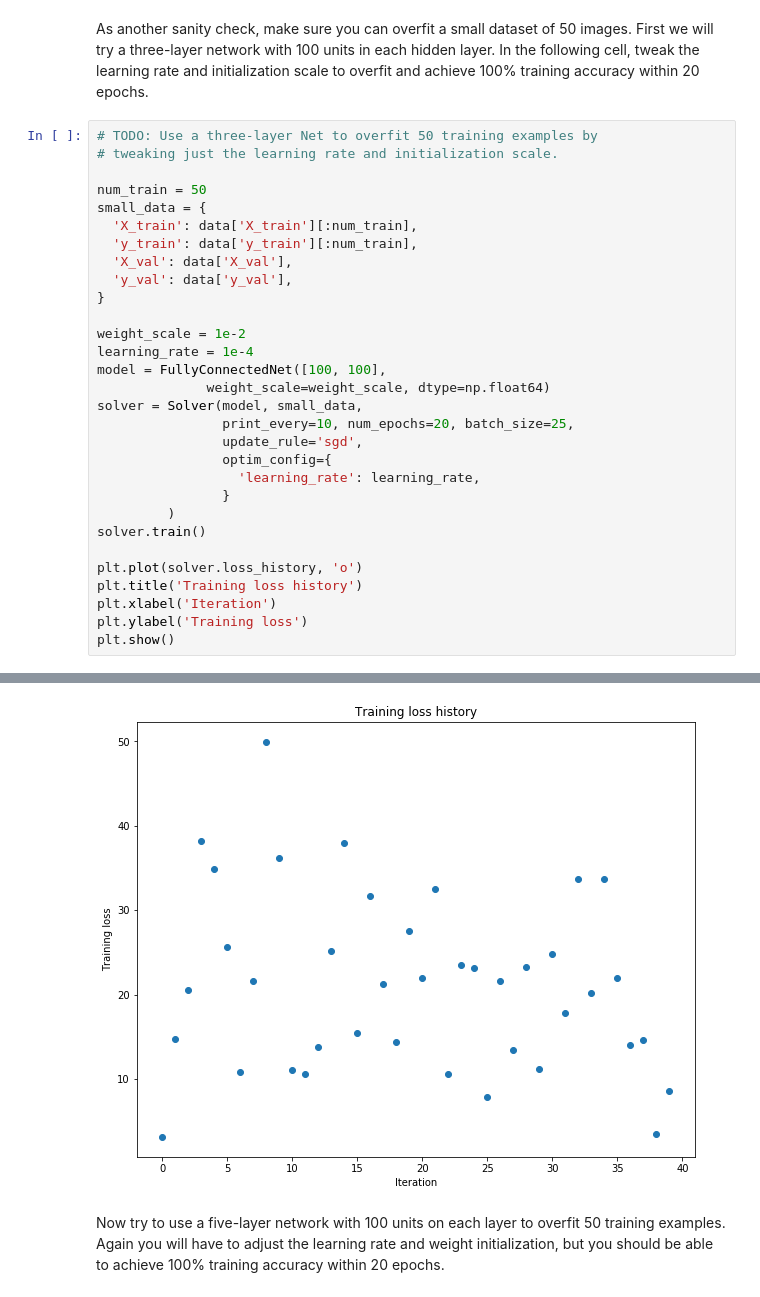
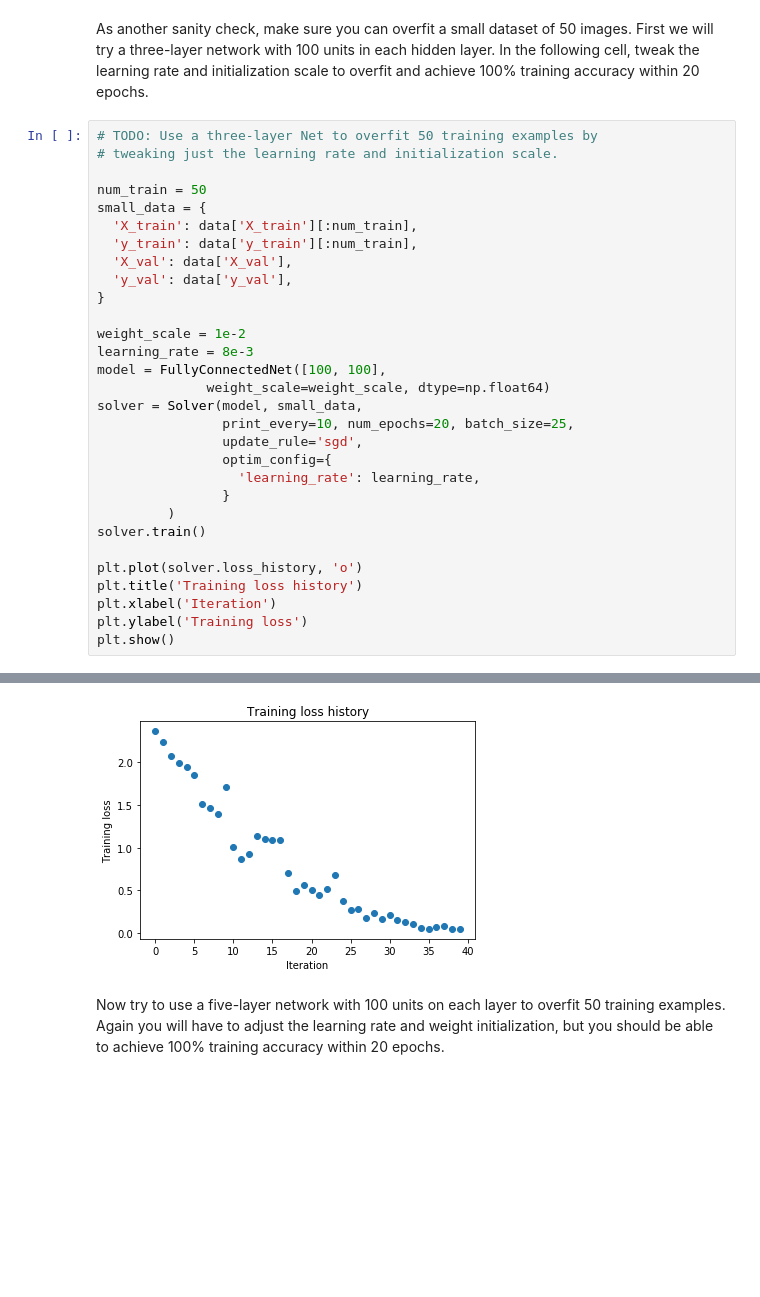
Before and after one commit to H-W-Huang/CXTWO3On, a Jupyter notebook: assignments/assignment2/FullyConnectedNets.ipynb, the cells around one changed output, grey strips where cells are left out. Saved outputs shown, nothing was run; the diff lists cells and outputs as text; blank space fills up the shorter version.

```diff
--- a/assignments/assignment2/FullyConnectedNets.ipynb
+++ b/assignments/assignment2/FullyConnectedNets.ipynb
@@ -448,7 +467,7 @@ small_data = {
 }
 
 weight_scale = 1e-2
-learning_rate = 1e-4
+learning_rate = 8e-3
 model = FullyConnectedNet([100, 100],
               weight_scale=weight_scale, dtype=np.float64)
 solver = Solver(model, small_data,
@@ -486,4 +505,4 @@ plt.show()
-[figure, old version]
+[figure, new version]
 # %% [markdown]
 Now try to use a five-layer network with 100 units on each layer to overfit 50 training examples. Again you will have to adjust the learning rate and weight initialization, but you should be able to achieve 100% training accuracy within 20 epochs.
 # %%
```
Also changed, not shown: parts of 12 cells of this notebook, 2 other files.
